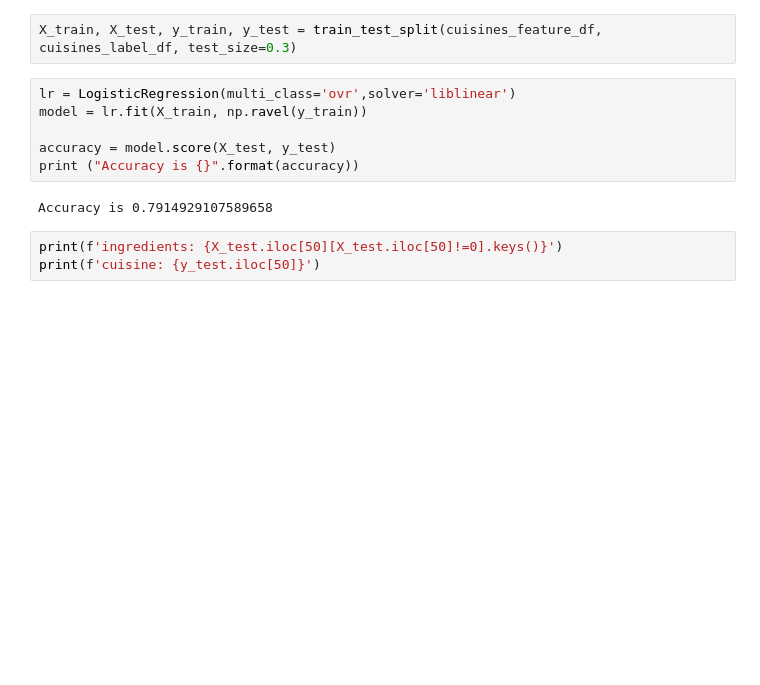
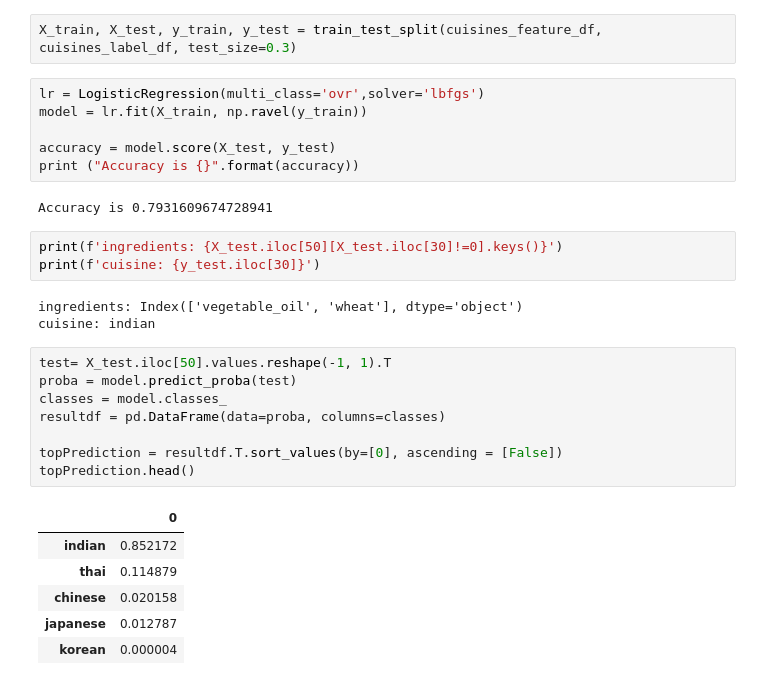
Before and after one commit to Malherbe/SummerCoding, a Jupyter notebook: MachineLearning/classifier.ipynb, the cells around one changed output. Drawn from its saved outputs; the diff is of its cells as text; blank space fills up the shorter version.

```diff
--- a/MachineLearning/classifier.ipynb
+++ b/MachineLearning/classifier.ipynb
@@ -168,13 +168,31 @@ cuisines_feature_df.head()
 # %%
 X_train, X_test, y_train, y_test = train_test_split(cuisines_feature_df, cuisines_label_df, test_size=0.3)
 # %%
-lr = LogisticRegression(multi_class='ovr',solver='liblinear')
+lr = LogisticRegression(multi_class='ovr',solver='lbfgs')
 model = lr.fit(X_train, np.ravel(y_train))
 
 accuracy = model.score(X_test, y_test)
 print ("Accuracy is {}".format(accuracy))
 # %% [output]
-Accuracy is 0.7914929107589658
+Accuracy is 0.7931609674728941
 # %%
-print(f'ingredients: {X_test.iloc[50][X_test.iloc[50]!=0].keys()}')
-print(f'cuisine: {y_test.iloc[50]}')
+print(f'ingredients: {X_test.iloc[50][X_test.iloc[30]!=0].keys()}')
+print(f'cuisine: {y_test.iloc[30]}')
+# %% [output]
+ingredients: Index(['vegetable_oil', 'wheat'], dtype='object')
+cuisine: indian
+# %%
+test= X_test.iloc[50].values.reshape(-1, 1).T
+proba = model.predict_proba(test)
+classes = model.classes_
+resultdf = pd.DataFrame(data=proba, columns=classes)
+
+topPrediction = resultdf.T.sort_values(by=[0], ascending = [False])
+topPrediction.head()
+# %% [output]
+|  | 0 |
+| indian | 0.852172 |
+| thai | 0.114879 |
+| chinese | 0.020158 |
+| japanese | 0.012787 |
+| korean | 0.000004 |
```
Also changed, not shown: parts of 1 cell of this notebook.
